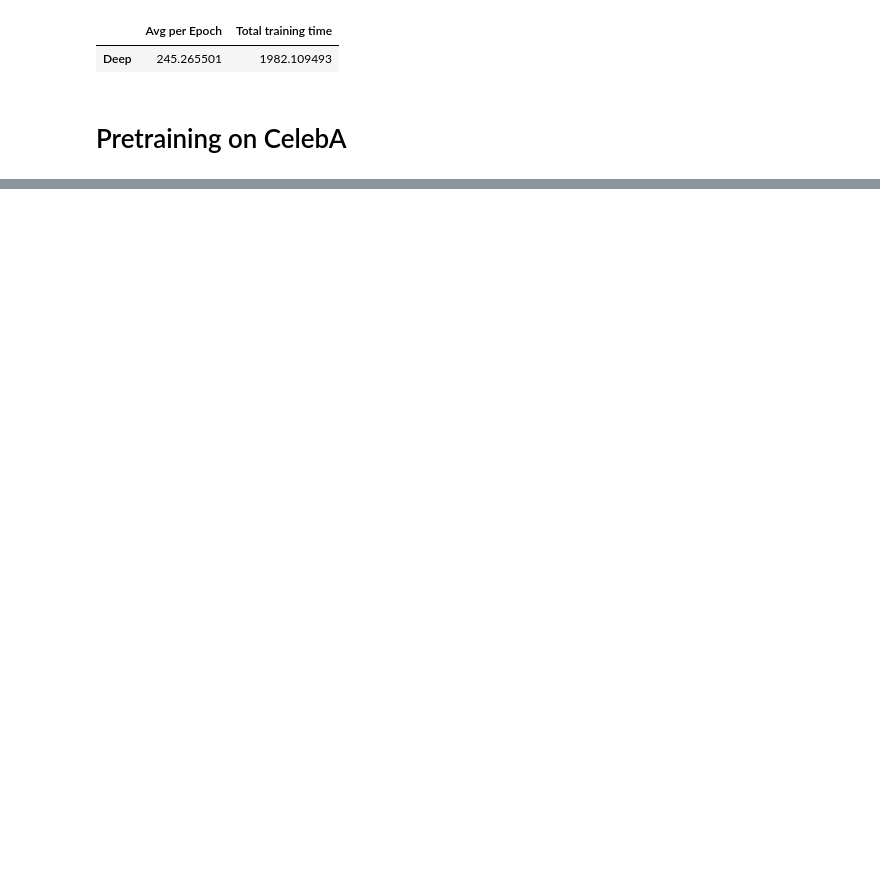
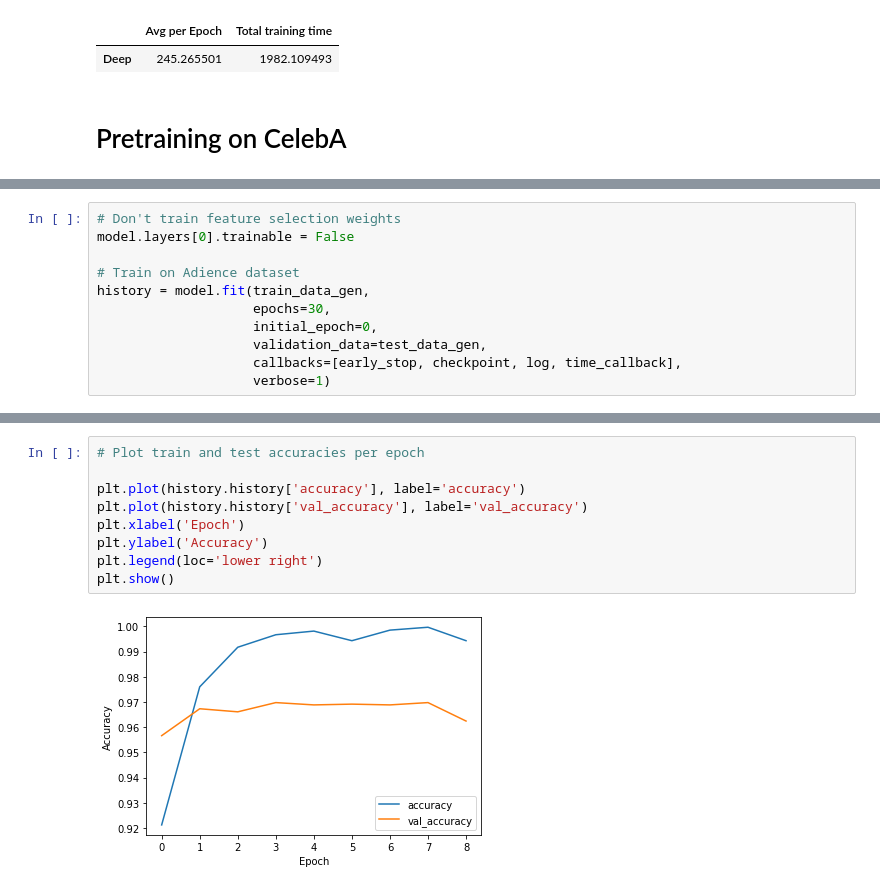
Before and after one commit to poonsinta96/GenderFacialRecognition, a Jupyter notebook: CZ4042_Project.ipynb, the cells around one changed output, grey strips where cells are left out. Cells and saved outputs as stored; diff of their text form; blank space fills up the shorter version.

```diff
--- a/CZ4042_Project.ipynb
+++ b/CZ4042_Project.ipynb
@@ -803,0 +723,11 @@ ________________________________________________________________________________
+# %%
+# Don't train feature selection weights
+model.layers[0].trainable = False
+
+# Train on Adience dataset
+history = model.fit(train_data_gen,
+                    epochs=30,
+                    initial_epoch=0,
+                    validation_data=test_data_gen,
+                    callbacks=[early_stop, checkpoint, log, time_callback],
+                    verbose=1)
@@ -803,0 +753,11 @@ ________________________________________________________________________________
+# %%
+# Plot train and test accuracies per epoch
+
+plt.plot(history.history['accuracy'], label='accuracy')
+plt.plot(history.history['val_accuracy'], label='val_accuracy')
+plt.xlabel('Epoch')
+plt.ylabel('Accuracy')
+plt.legend(loc='lower right')
+plt.show()
+# %% [output]
+[figure, added]
```
Also changed, not shown: parts of 88 cells of this notebook.
